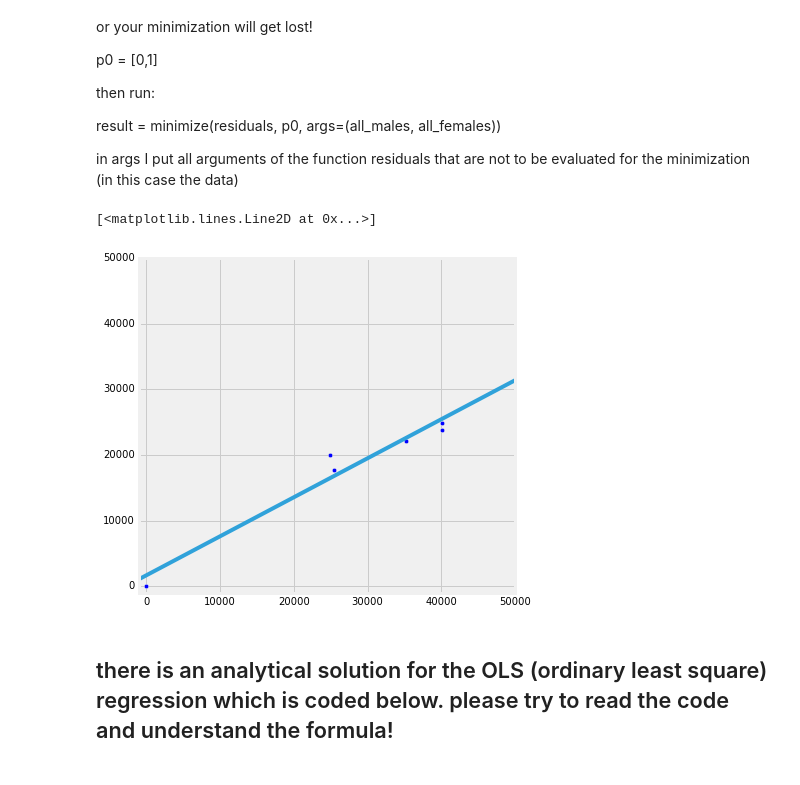
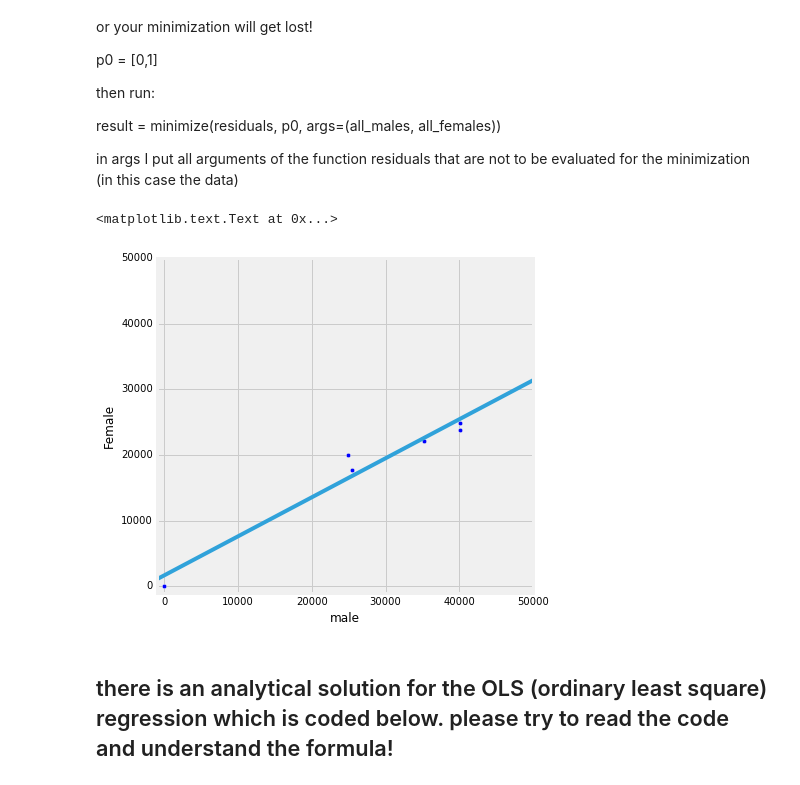
Before and after one commit to Henrilin28/PUI2016_chl557, a Jupyter notebook: HW5_chl557/Assignment2.ipynb, the cells around one changed output. Cells and saved outputs as stored; diff of their text form; code cells hidden in the pictures.

```diff
--- a/HW5_chl557/genderIncomeBias.ipynb
+++ b/HW5_chl557/Assignment2.ipynb
@@ -370,23 +373,25 @@ Y = all_females
 # %%
 import statsmodels.api as sm
 # results = sm.OLS(Y,sm.add_constant(X)).fit()
 mask = ~(np.isnan(all_males) + np.isnan(all_females))
 x = ma.masked_where(mask == False, all_males)
 x = x.filled(x.mean())
 y = ma.masked_where(mask == False, all_females)
 y = y.filled(y.mean())
 
 
 f, ax = plt.subplots(figsize=(6, 6))
 ax.scatter(x,y)
 m, b = np.polyfit(x, y, 1)
 ax.set_xlim([-1000,50000])
 ax.set_ylim([-1000,50000])
 X_plot = np.linspace(ax.get_xlim()[0],ax.get_xlim()[1],100)
 ax.plot(X_plot, m*X_plot + b, '-')
+plt.xlabel("male")
+plt.ylabel("Female")
 # %% [output]
-[<matplotlib.lines.Line2D at 0x...>]
+<matplotlib.text.Text at 0x...>
-[figure, old version]
+[figure, new version]
 # %% [markdown]
 ## there is an analytical solution for the OLS (ordinary least square) regression which is coded below. please try to read the code and understand the formula!
 # %%
```
Also changed, not shown: parts of 8 cells of this notebook.
